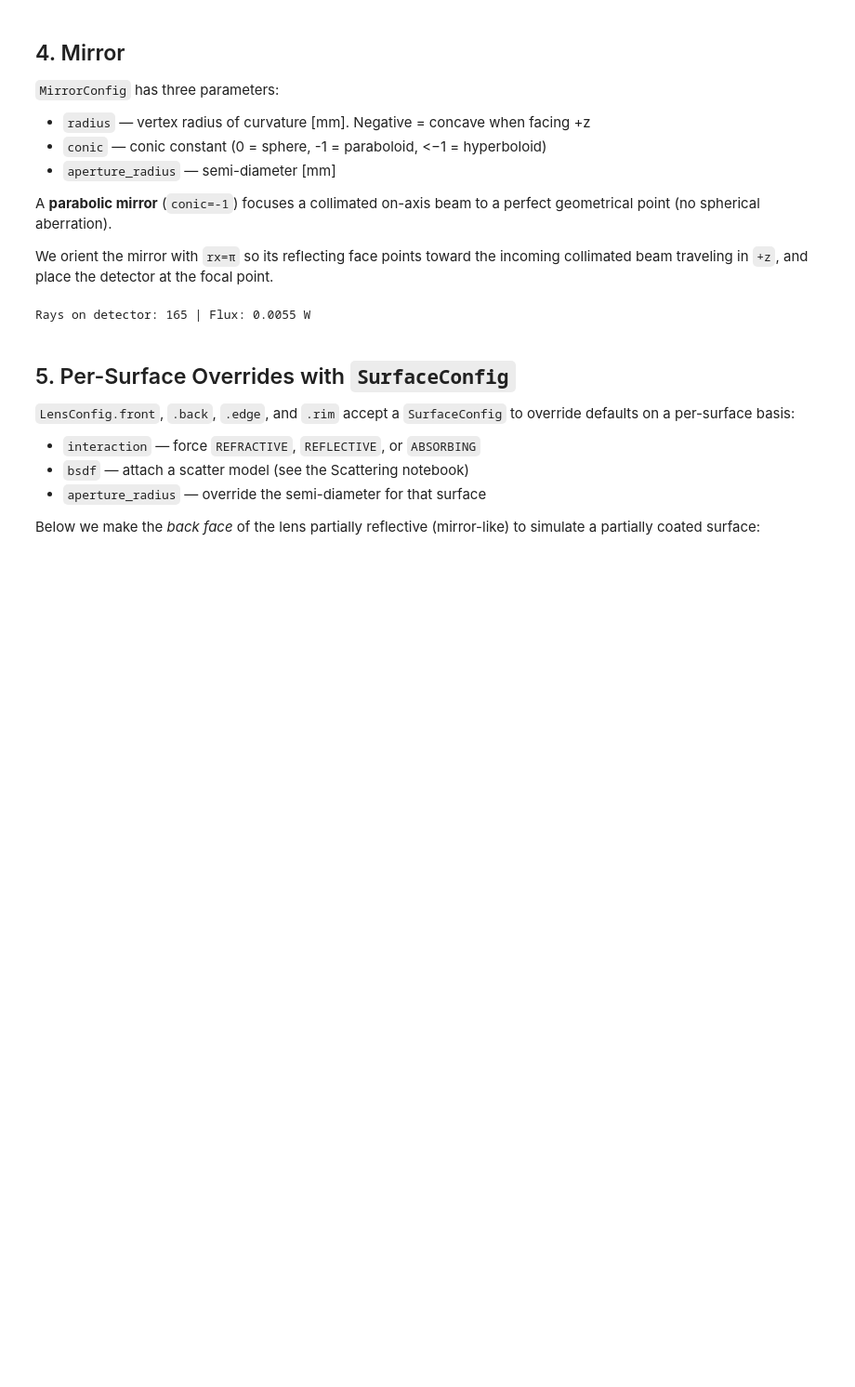
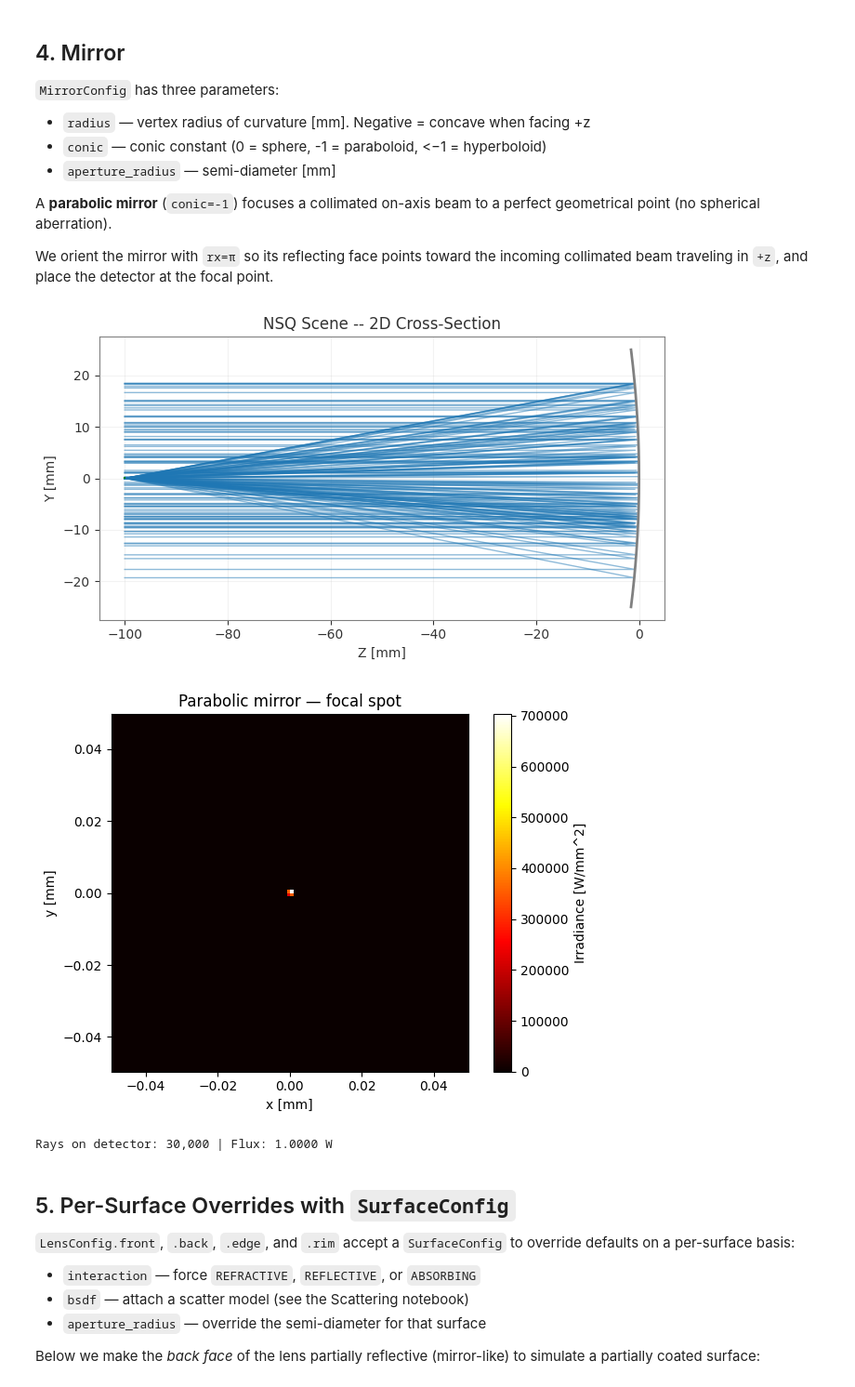
Before and after one commit to optiland/optiland, a Jupyter notebook: docs/gallery/nonsequential/03_optical_components.ipynb, the cells around one changed output. Shown at 93% size. Saved outputs shown, nothing was run; the diff lists cells and outputs as text; code cells hidden in the pictures; blank space fills up the shorter version.

```diff
--- a/docs/gallery/nonsequential/03_optical_components.ipynb
+++ b/docs/gallery/nonsequential/03_optical_components.ipynb
@@ -167,34 +172,38 @@ collimated beam traveling in `+z`, and place the detector at the focal point.
 # %%
 # Parabolic mirror: f = |R|/2 = 100 mm, R = -200 mm (concave toward -z incoming beam)
 # We flip the mirror 180° around x so it faces the incoming beam
 mirror_config = MirrorConfig(radius=-200, conic=-1.0, aperture_radius=25.0)
 
 scene_m = NSQScene()
 scene_m.add_source(
     'S', CoordinateSystem(z=-100),
     CollimatedSourceConfig(spectrum=spec, total_flux=1.0, aperture_radius=20.0),
 )
 # Mirror at z=0, tilted 180° so its concave surface faces -z (toward source)
-scene_m.add_mirror('M', CoordinateSystem(z=0, rx=np.pi), mirror_config)
+scene_m.add_mirror('M', CoordinateSystem(z=0), mirror_config)
 
 # Focal plane: f = |R|/2 = 100 mm. Mirror is at z=0, beam enters from z<0,
 # so reflected focus is at z = -100 mm.
 scene_m.add_detector(
     'Det', CoordinateSystem(z=-100),
-    IrradianceDetectorConfig(width=5, height=5, num_pixels_x=128, num_pixels_y=128),
+    IrradianceDetectorConfig(width=0.1, height=0.1, num_pixels_x=128, num_pixels_y=128),
 )
+
+scene_m.view()
 
 result_m = scene_m.trace(num_rays=30_000, seed=42)
 irr_m = result_m.detectors['Det']
 
 fig = irr_m.plot(cmap='hot')
 plt.title('Parabolic mirror — focal spot')
 plt.tight_layout()
 plt.show()
-plt.close(fig)
+
 print(f"Rays on detector: {irr_m.num_rays_hit:,} | Flux: {irr_m.total_flux:.4f} W")
 # %% [output]
+[figure, added]
+[figure, added]
-Rays on detector: 165 | Flux: 0.0055 W
+Rays on detector: 30,000 | Flux: 1.0000 W
 # %% [markdown]
 ## 5. Per-Surface Overrides with `SurfaceConfig`
 
```
Also changed, not shown: parts of 5 cells of this notebook, 2 other files.
